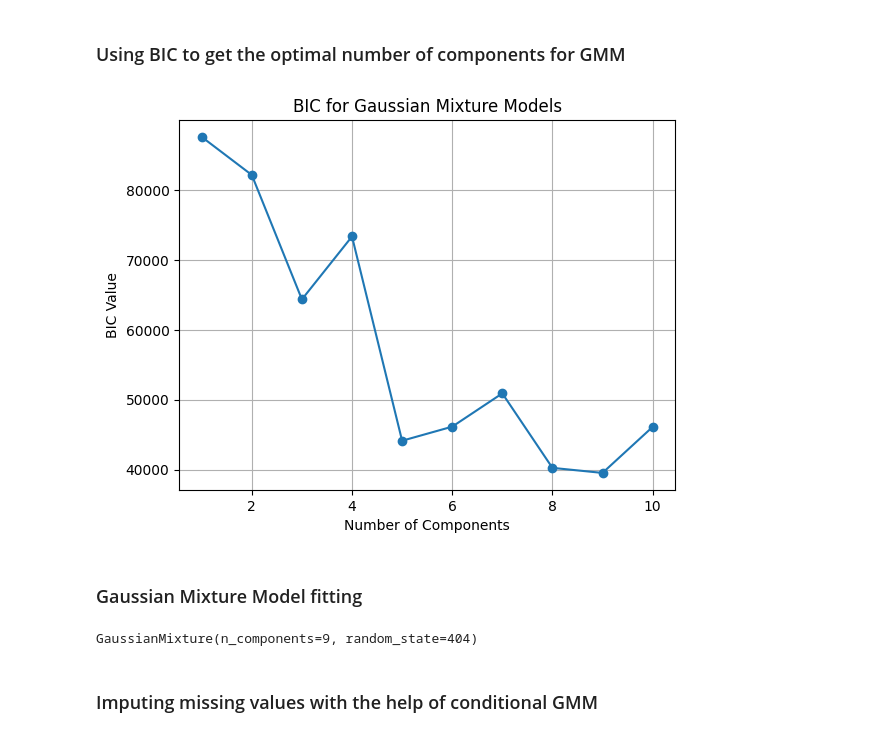
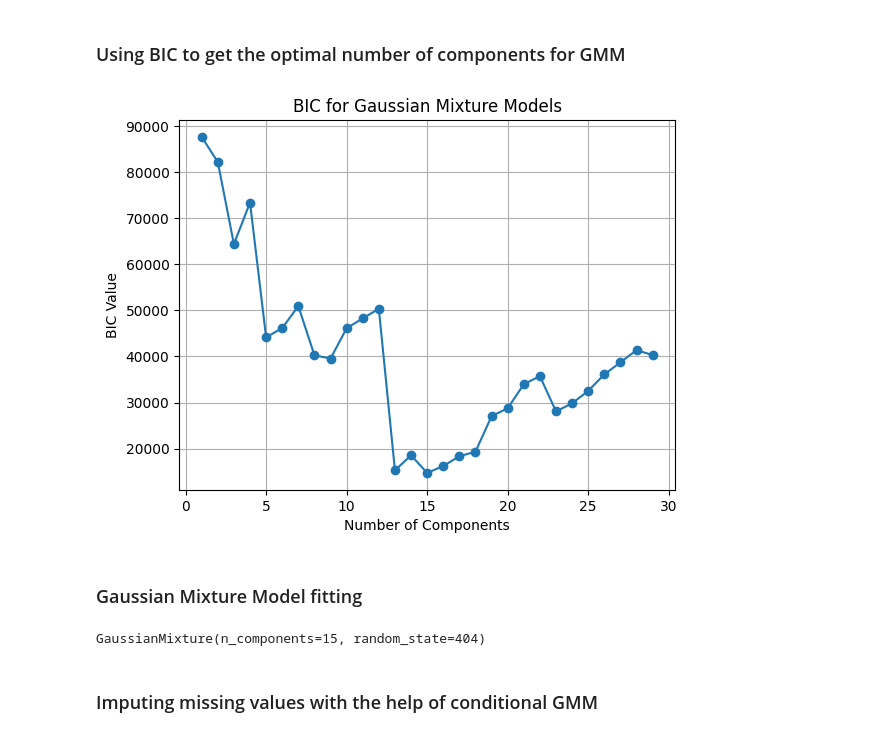
Before and after one commit to POskar/GenerativeMLForPrecisionMedicine, a Jupyter notebook: main.ipynb, the cells around one changed output. Saved outputs shown, nothing was run; the diff lists cells and outputs as text; code cells hidden in the pictures.

```diff
--- a/main.ipynb
+++ b/main.ipynb
@@ -67,37 +67,37 @@ imputer_df.head()
 # %%
 import numpy as np
 import matplotlib.pyplot as plt
 from sklearn.mixture import GaussianMixture
 
 def compute_bic(X, n_components_range):
     bic = []
     for n_components in n_components_range:
         gmm = GaussianMixture(n_components=n_components, random_state=RANDOM_STATE)
         gmm.fit(X)
         bic.append(gmm.bic(X))
     return bic
 
-n_components_range = range(1, 11)
+n_components_range = range(1, 30)
 
 bic_values = compute_bic(imputer_df, n_components_range)
 
 optimal_n_components = n_components_range[np.argmin(bic_values)]
 
 plt.plot(n_components_range, bic_values, marker='o')
 plt.xlabel('Number of Components')
 plt.ylabel('BIC Value')
 plt.title('BIC for Gaussian Mixture Models')
 plt.grid(True)
 plt.show()
 # %% [output]
-[figure, old version]
+[figure, new version]
 # %% [markdown]
 ### Gaussian Mixture Model fitting
 # %%
 gmm = GaussianMixture(n_components=optimal_n_components, random_state=RANDOM_STATE)
 gmm.fit(imputer_df)
 # %% [output]
-GaussianMixture(n_components=9, random_state=404)
+GaussianMixture(n_components=15, random_state=404)
 # %% [markdown]
 ### Imputing missing values with the help of conditional GMM
 # %%
```
Also changed, not shown: parts of 3 cells of this notebook.
